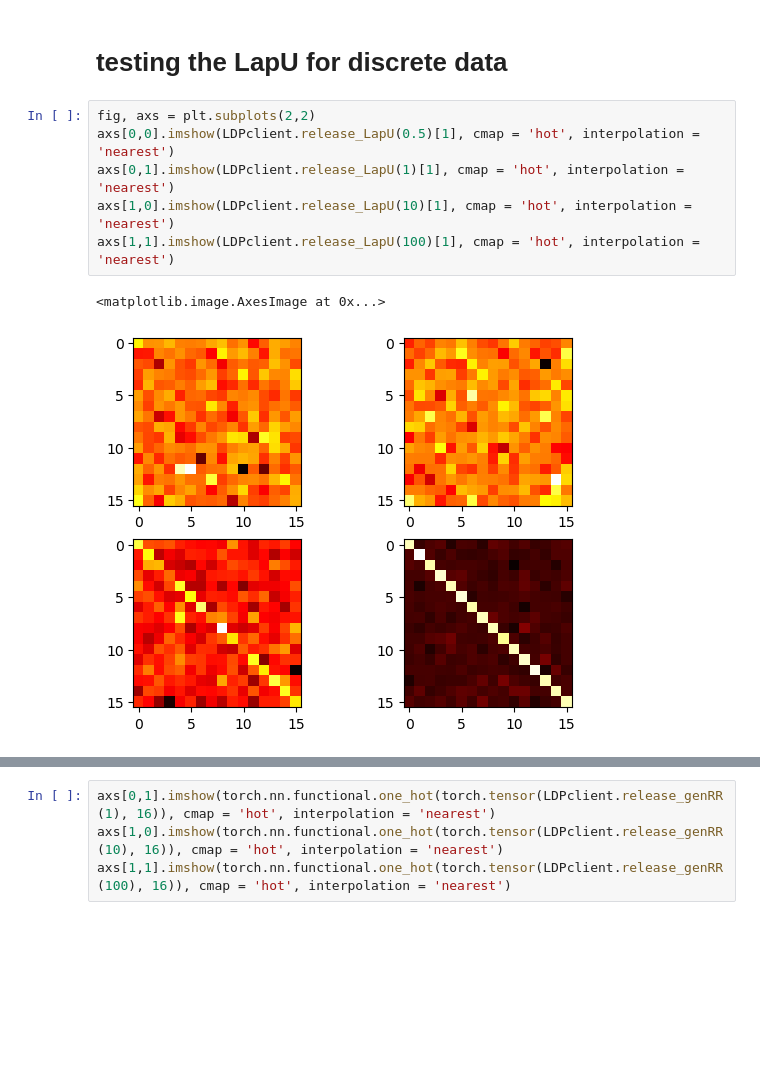
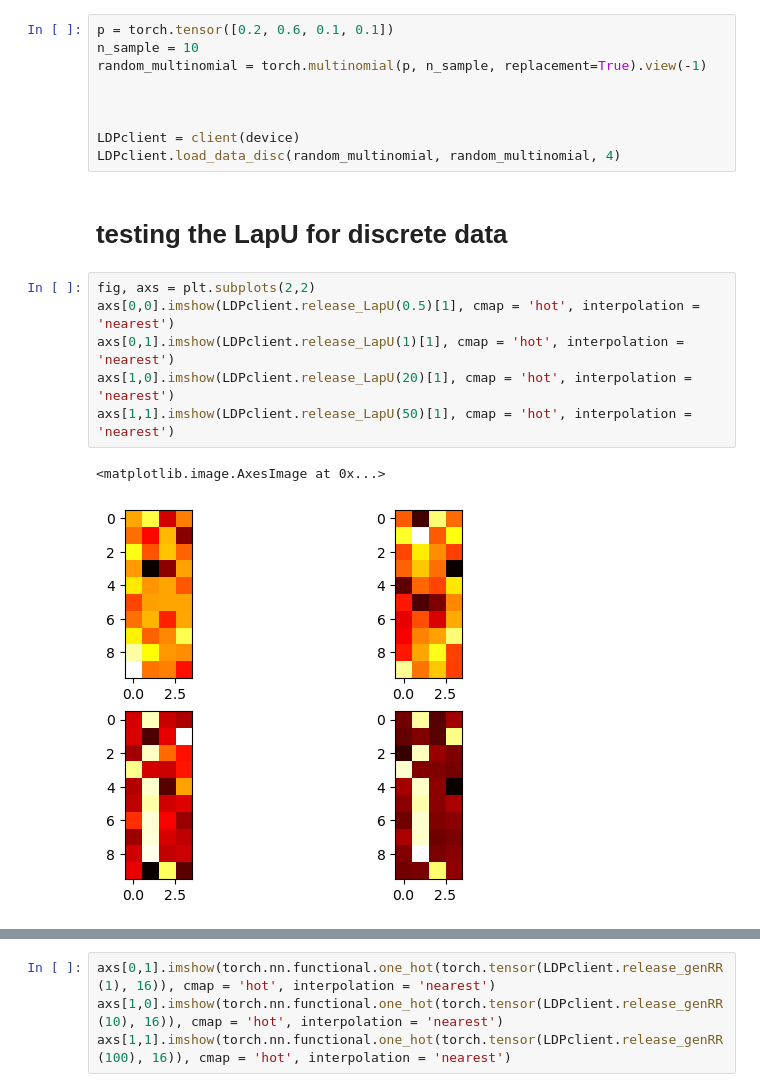
Before and after one commit to Jong-Min-Moon/LDPUts, a Jupyter notebook: playground.ipynb, the cells around one changed output, grey strips where cells are left out. Cells and saved outputs as stored; diff of their text form; blank space fills up the shorter version.

```diff
--- a/playground.ipynb
+++ b/playground.ipynb
@@ -136,14 +111,23 @@ LDPclient.load_data_disc(data_disc, data_disc, n_category)
+# %%
+p = torch.tensor([0.2, 0.6, 0.1, 0.1])
+n_sample = 10
+random_multinomial = torch.multinomial(p, n_sample, replacement=True).view(-1)
+
+
+
+LDPclient = client(device)
+LDPclient.load_data_disc(random_multinomial, random_multinomial, 4)
 # %% [markdown]
 # testing the LapU for discrete data
 # %%
 fig, axs = plt.subplots(2,2)
 axs[0,0].imshow(LDPclient.release_LapU(0.5)[1], cmap = 'hot', interpolation = 'nearest')
 axs[0,1].imshow(LDPclient.release_LapU(1)[1], cmap = 'hot', interpolation = 'nearest')
-axs[1,0].imshow(LDPclient.release_LapU(10)[1], cmap = 'hot', interpolation = 'nearest')
-axs[1,1].imshow(LDPclient.release_LapU(100)[1], cmap = 'hot', interpolation = 'nearest')
+axs[1,0].imshow(LDPclient.release_LapU(20)[1], cmap = 'hot', interpolation = 'nearest')
+axs[1,1].imshow(LDPclient.release_LapU(50)[1], cmap = 'hot', interpolation = 'nearest')
 # %% [output]
 <matplotlib.image.AxesImage at 0x...>
-[figure, old version]
+[figure, new version]
 # %%
 fig, axs = plt.subplots(2,2)
 axs[0,0].imshow(LDPclient.release_DiscLapU(0.5)[1], cmap = 'hot', interpolation = 'nearest')
```
Also changed, not shown: parts of 5 cells of this notebook, 3 other files.
